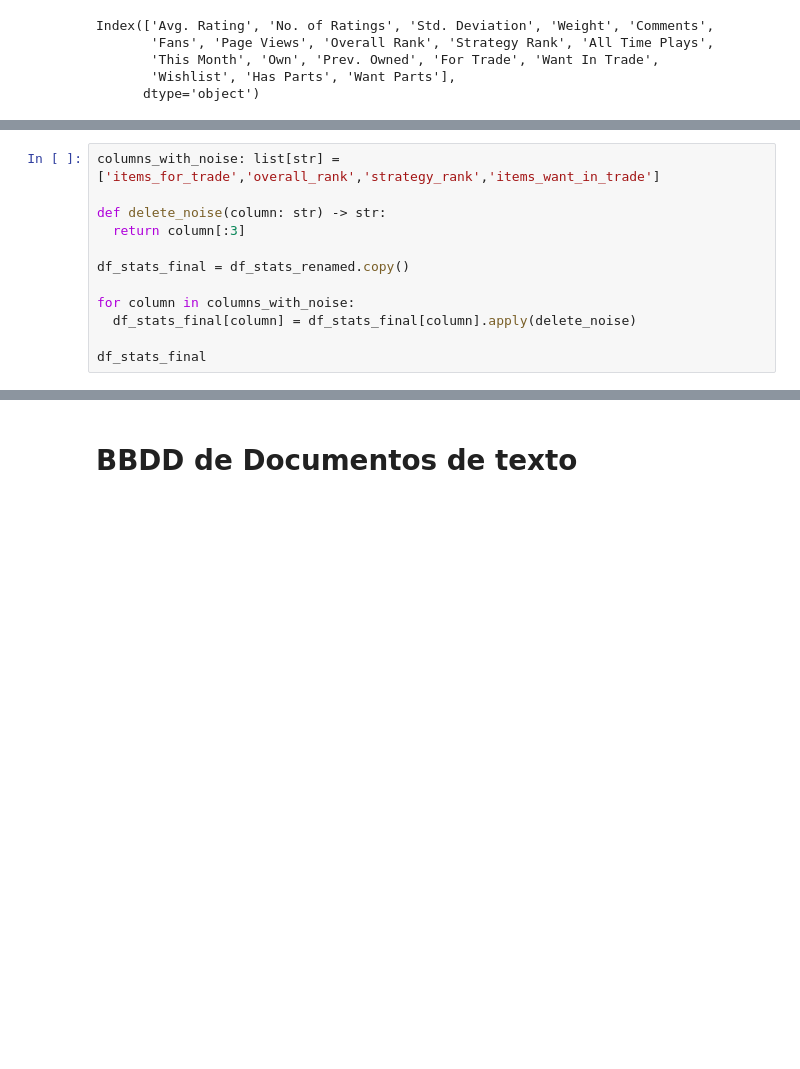
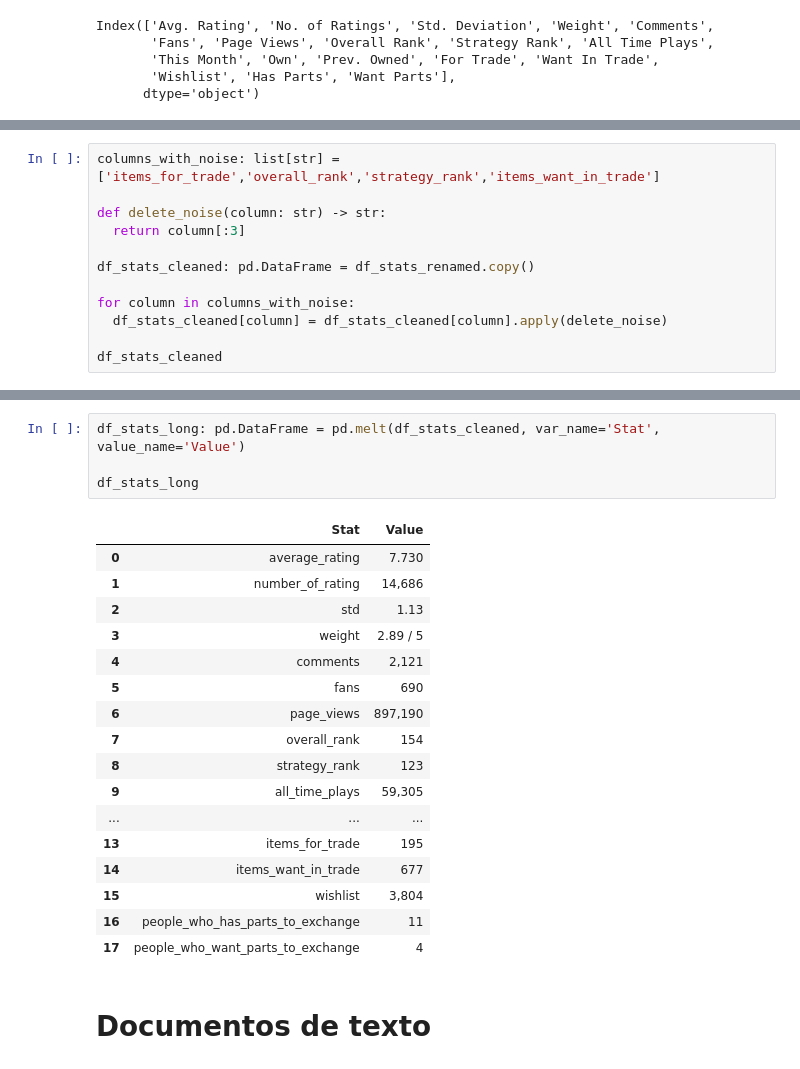
Before and after one commit to bpace1/RAG-RajasOfTheGanges, a Jupyter notebook: TP2-Final/Tp2_PaceBruno.ipynb, the cells around one changed output, grey strips where cells are left out. Saved outputs shown, nothing was run; the diff lists cells and outputs as text; blank space fills up the shorter version.

```diff
--- a/TP2-Final/Tp2_PaceBruno.ipynb
+++ b/TP2-Final/Tp2_PaceBruno.ipynb
@@ -454,14 +462,36 @@ columns_with_noise: list[str] = ['items_for_trade','overall_rank','strategy_rank
 def delete_noise(column: str) -> str:
   return column[:3]
 
-df_stats_final = df_stats_renamed.copy()
+df_stats_cleaned: pd.DataFrame = df_stats_renamed.copy()
 
 for column in columns_with_noise:
-  df_stats_final[column] = df_stats_final[column].apply(delete_noise)
+  df_stats_cleaned[column] = df_stats_cleaned[column].apply(delete_noise)
 
-df_stats_final
+df_stats_cleaned
 # %% [output]
 |  | average_rating | number_of_rating | std | weight | comments | fans | page_views | overall_rank | ... |
 | 0 | 7.730 | 14,686 | 1.13 | 2.89 / 5 | 2,121 | 690 | 897,190 | 154 | ... |
+# %%
+df_stats_long: pd.DataFrame = pd.melt(df_stats_cleaned, var_name='Stat', value_name='Value')
+
+df_stats_long
+# %% [output]
+|  | Stat | Value |
+| 0 | average_rating | 7.730 |
+| 1 | number_of_rating | 14,686 |
+| 2 | std | 1.13 |
+| 3 | weight | 2.89 / 5 |
+| 4 | comments | 2,121 |
+| 5 | fans | 690 |
+| 6 | page_views | 897,190 |
+| 7 | overall_rank | 154 |
+| 8 | strategy_rank | 123 |
+| 9 | all_time_plays | 59,305 |
+| ... | ... | ... |
+| 13 | items_for_trade | 195 |
+| 14 | items_want_in_trade | 677 |
+| 15 | wishlist | 3,804 |
+| 16 | people_who_has_parts_to_exchange | 11 |
+| 17 | people_who_want_parts_to_exchange | 4 |
 # %% [markdown]
-# BBDD de Documentos de texto
+# Documentos de texto
```
Also changed, not shown: parts of 9 cells of this notebook.
